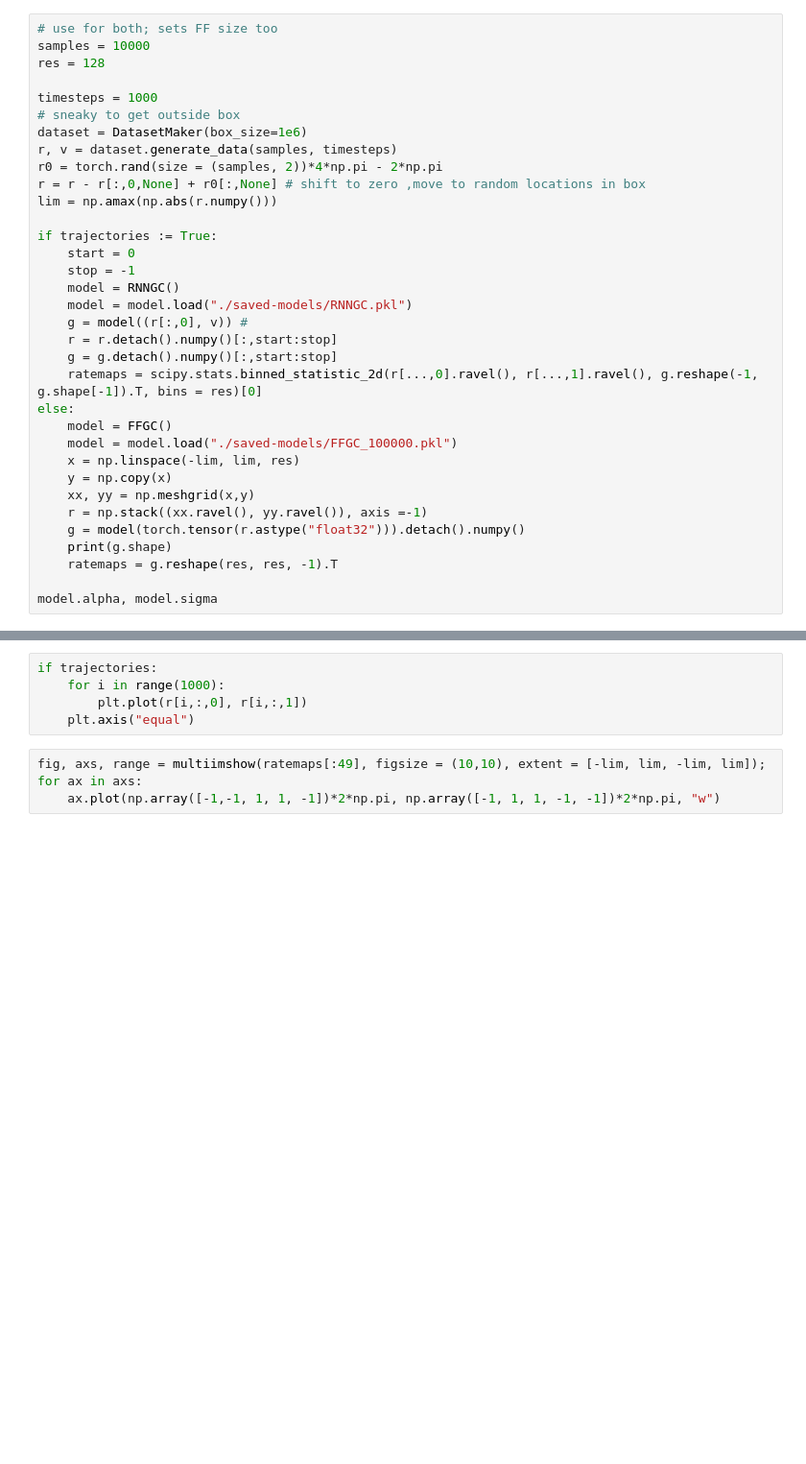
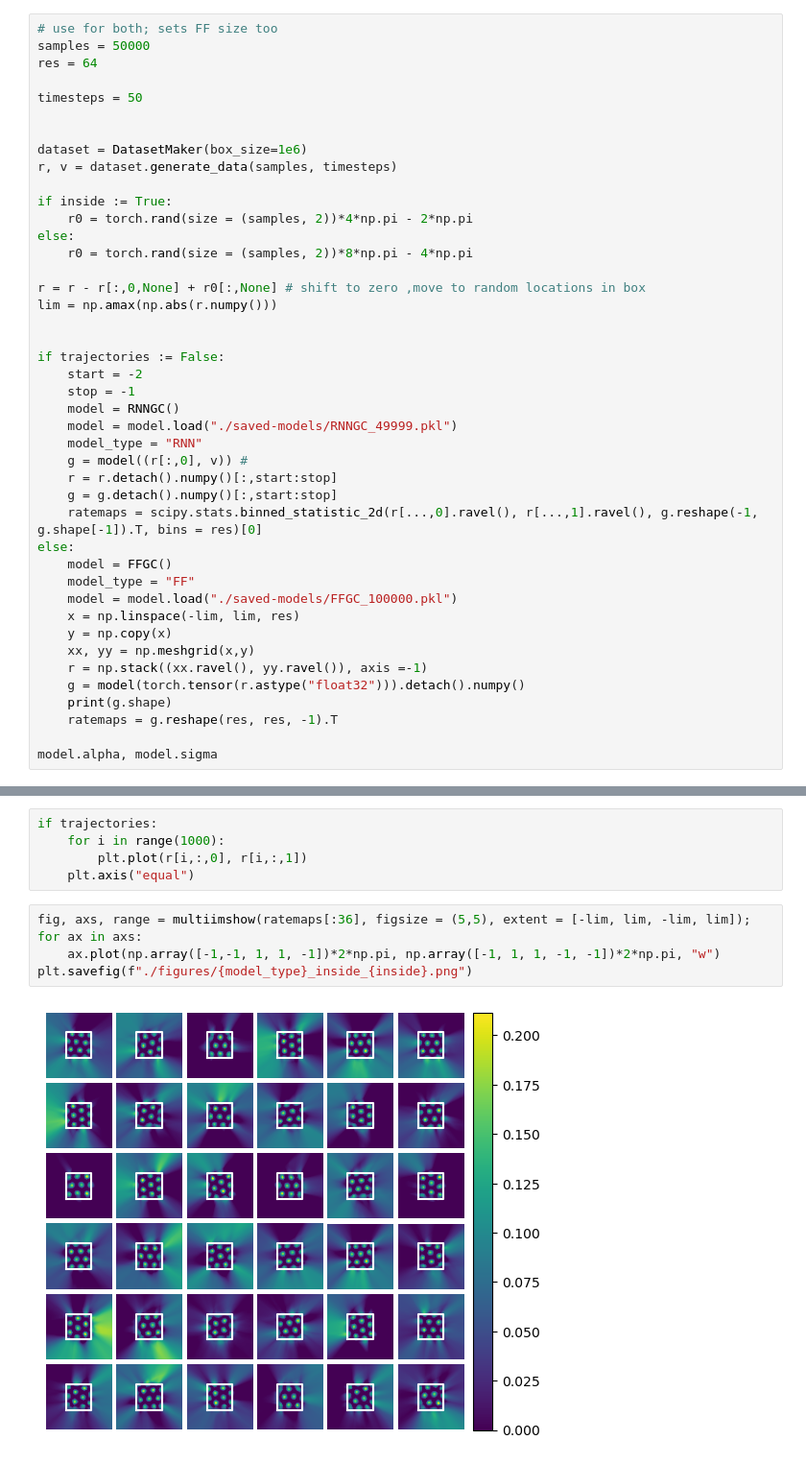
Before and after one commit to bioAI-Oslo/GridsWithoutPI, a Jupyter notebook: RNN_out_of_bounds.ipynb, the cells around one changed output, grey strips where cells are left out. Shown at 96% size. Saved outputs shown, nothing was run; the diff lists cells and outputs as text; blank space fills up the shorter version.

Commit message:
added out of bounds plotting for ff/rnn

```diff
--- a/RNN_out_of_bounds.ipynb
+++ b/RNN_out_of_bounds.ipynb
@@ -10,28 +10,37 @@ from dataset import DatasetMaker
 from plotting_functions import multiimshow
 # %%
 # use for both; sets FF size too
-samples = 10000
-res = 128
+samples = 50000
+res = 64
 
-timesteps = 1000
-# sneaky to get outside box
+timesteps = 50
+
+
 dataset = DatasetMaker(box_size=1e6)
 r, v = dataset.generate_data(samples, timesteps)
-r0 = torch.rand(size = (samples, 2))*4*np.pi - 2*np.pi
+
+if inside := True:
+    r0 = torch.rand(size = (samples, 2))*4*np.pi - 2*np.pi
+else:
+    r0 = torch.rand(size = (samples, 2))*8*np.pi - 4*np.pi
+
 r = r - r[:,0,None] + r0[:,None] # shift to zero ,move to random locations in box
 lim = np.amax(np.abs(r.numpy()))
 
-if trajectories := True:
-    start = 0
+
+if trajectories := False:
+    start = -2
     stop = -1
     model = RNNGC()
-    model = model.load("./saved-models/RNNGC.pkl")
+    model = model.load("./saved-models/RNNGC_49999.pkl")
+    model_type = "RNN"
     g = model((r[:,0], v)) #
     r = r.detach().numpy()[:,start:stop]
     g = g.detach().numpy()[:,start:stop]
     ratemaps = scipy.stats.binned_statistic_2d(r[...,0].ravel(), r[...,1].ravel(), g.reshape(-1, g.shape[-1]).T, bins = res)[0]
 else:
     model = FFGC()
+    model_type = "FF"
     model = model.load("./saved-models/FFGC_100000.pkl")
     x = np.linspace(-lim, lim, res)
     y = np.copy(x)
@@ -48,6 +60,9 @@ if trajectories:
         plt.plot(r[i,:,0], r[i,:,1])
     plt.axis("equal")
 # %%
-fig, axs, range = multiimshow(ratemaps[:49], figsize = (10,10), extent = [-lim, lim, -lim, lim]);
+fig, axs, range = multiimshow(ratemaps[:36], figsize = (5,5), extent = [-lim, lim, -lim, lim]);
 for ax in axs:
     ax.plot(np.array([-1,-1, 1, 1, -1])*2*np.pi, np.array([-1, 1, 1, -1, -1])*2*np.pi, "w")
+plt.savefig(f"./figures/{model_type}_inside_{inside}.png")
+# %% [output]
+[figure, added]
```
Also changed, not shown: parts of 1 cell of this notebook.
